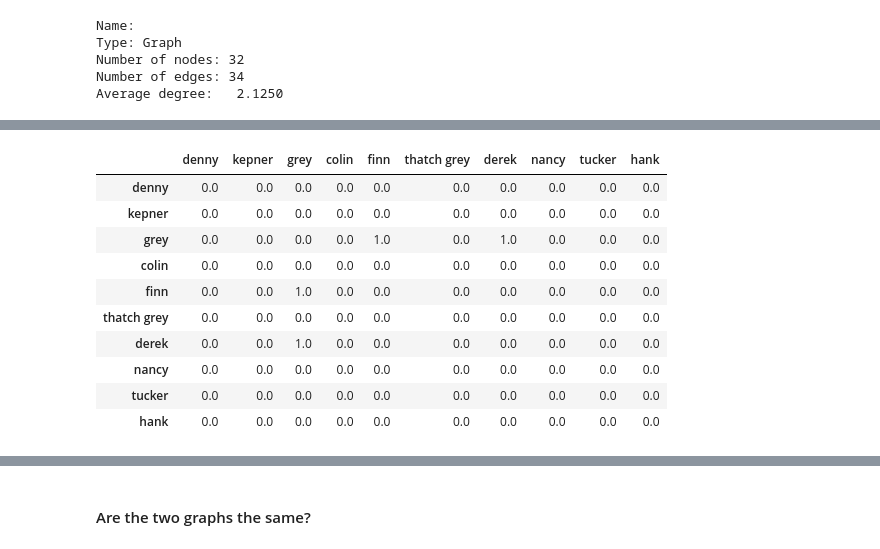
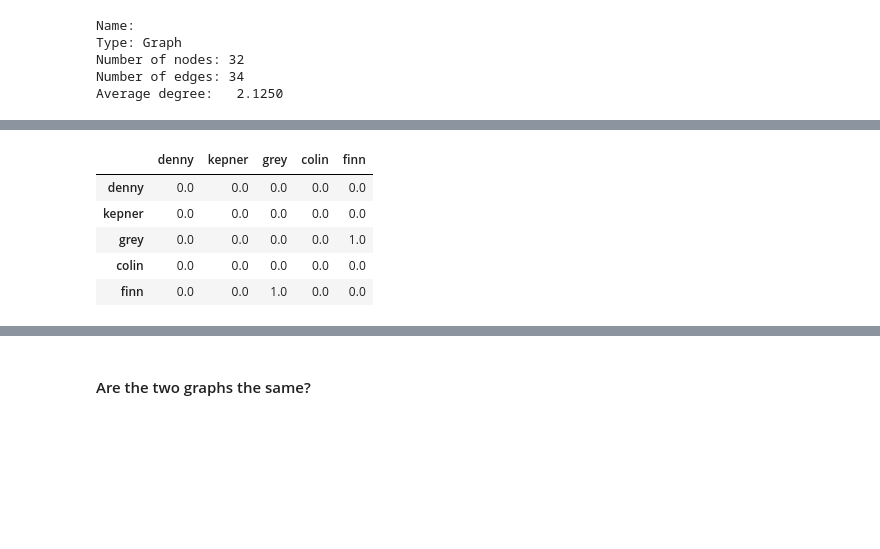
Before and after one commit to rtidatascience/connected-nx-tutorial, a Jupyter notebook: notebooks/2. Creating Graphs.ipynb, the cells around one changed output, grey strips where cells are left out. Saved outputs shown, nothing was run; the diff lists cells and outputs as text; code cells hidden in the pictures; blank space fills up the shorter version.

```diff
--- a/notebooks/2. Creating Graphs.ipynb
+++ b/notebooks/2. Creating Graphs.ipynb
@@ -212,19 +199,14 @@ colin,0.0,0.0,0.0,0.0,0.0,0.0,0.0,0.0,0.0,0.0,0.0,0.0,0.0,0.0,0.0,0.0,0.0,0.0,0.
 # %%
 ga_adj = pd.read_csv('../data/ga_adj.csv', index_col=0)
+
+ga_adj.ix[0:5, 0:5]
+# %% [output]
+|  | denny | kepner | grey | colin | finn |
+| denny | 0.0 | 0.0 | 0.0 | 0.0 | 0.0 |
+| kepner | 0.0 | 0.0 | 0.0 | 0.0 | 0.0 |
+| grey | 0.0 | 0.0 | 0.0 | 0.0 | 1.0 |
+| colin | 0.0 | 0.0 | 0.0 | 0.0 | 0.0 |
+| finn | 0.0 | 0.0 | 1.0 | 0.0 | 0.0 |
-# %%
-ga_adj.ix[0:10, 0:10]
-# %% [output]
-|  | denny | kepner | grey | colin | finn | thatch grey | derek | nancy | tucker | hank |
-| denny | 0.0 | 0.0 | 0.0 | 0.0 | 0.0 | 0.0 | 0.0 | 0.0 | 0.0 | 0.0 |
-| kepner | 0.0 | 0.0 | 0.0 | 0.0 | 0.0 | 0.0 | 0.0 | 0.0 | 0.0 | 0.0 |
-| grey | 0.0 | 0.0 | 0.0 | 0.0 | 1.0 | 0.0 | 1.0 | 0.0 | 0.0 | 0.0 |
-| colin | 0.0 | 0.0 | 0.0 | 0.0 | 0.0 | 0.0 | 0.0 | 0.0 | 0.0 | 0.0 |
-| finn | 0.0 | 0.0 | 1.0 | 0.0 | 0.0 | 0.0 | 0.0 | 0.0 | 0.0 | 0.0 |
-| thatch grey | 0.0 | 0.0 | 0.0 | 0.0 | 0.0 | 0.0 | 0.0 | 0.0 | 0.0 | 0.0 |
-| derek | 0.0 | 0.0 | 1.0 | 0.0 | 0.0 | 0.0 | 0.0 | 0.0 | 0.0 | 0.0 |
-| nancy | 0.0 | 0.0 | 0.0 | 0.0 | 0.0 | 0.0 | 0.0 | 0.0 | 0.0 | 0.0 |
-| tucker | 0.0 | 0.0 | 0.0 | 0.0 | 0.0 | 0.0 | 0.0 | 0.0 | 0.0 | 0.0 |
-| hank | 0.0 | 0.0 | 0.0 | 0.0 | 0.0 | 0.0 | 0.0 | 0.0 | 0.0 | 0.0 |
 # %%
 GAAdj = nx.from_numpy_matrix(ga_adj.values)
 # %%
```
Also changed, not shown: parts of 15 cells of this notebook, 11 other files.
